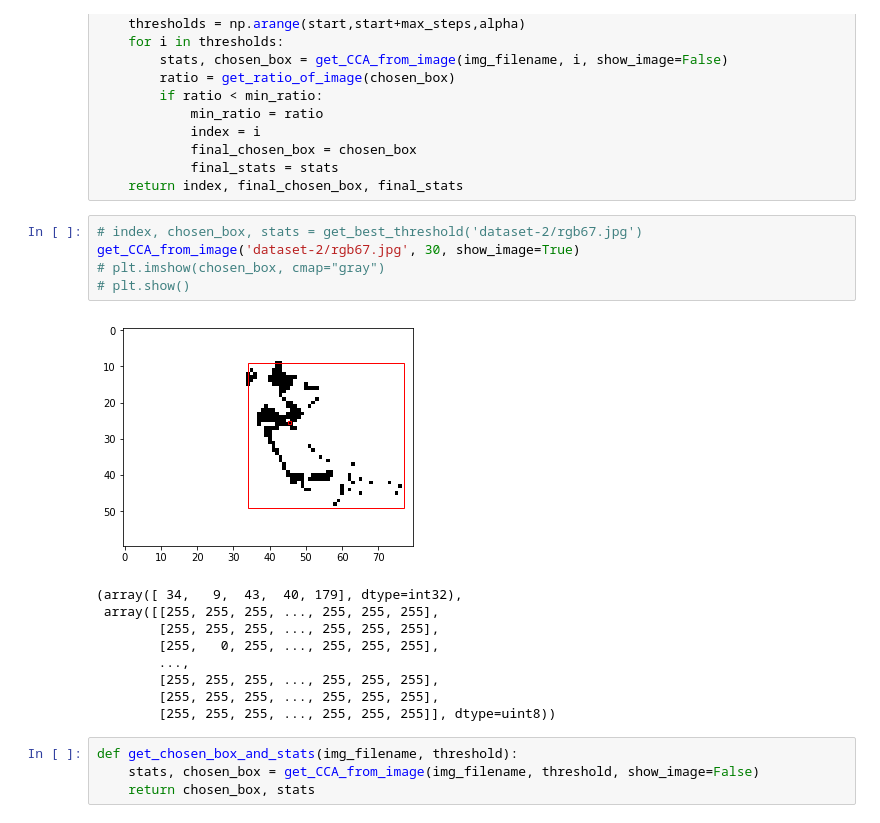
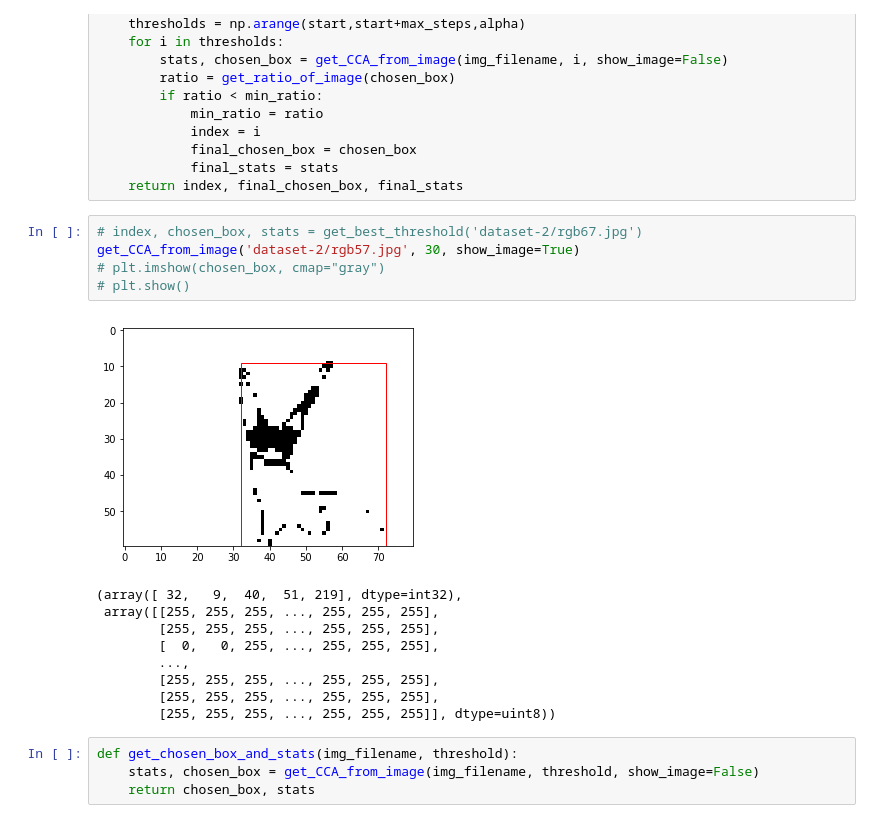
Before and after one commit to jkcchan/syde362-thermal-fall-detection, a Jupyter notebook: cv2CCA.ipynb, the cells around one changed output. Drawn from its saved outputs; the diff is of its cells as text.

```diff
--- a/cv2CCA.ipynb
+++ b/cv2CCA.ipynb
@@ -97,15 +97,15 @@ def get_best_threshold(img_filename, start=30, max_steps =50, alpha=1):
     return index, final_chosen_box, final_stats
 # %%
 # index, chosen_box, stats = get_best_threshold('dataset-2/rgb67.jpg')
-get_CCA_from_image('dataset-2/rgb67.jpg', 30, show_image=True)
+get_CCA_from_image('dataset-2/rgb57.jpg', 30, show_image=True)
 # plt.imshow(chosen_box, cmap="gray")
 # plt.show()
 # %% [output]
-[figure, old version]
+[figure, new version]
-(array([ 34,   9,  43,  40, 179], dtype=int32),
+(array([ 32,   9,  40,  51, 219], dtype=int32),
  array([[255, 255, 255, ..., 255, 255, 255],
         [255, 255, 255, ..., 255, 255, 255],
-        [255,   0, 255, ..., 255, 255, 255],
+        [  0,   0, 255, ..., 255, 255, 255],
         ...,
         [255, 255, 255, ..., 255, 255, 255],
         [255, 255, 255, ..., 255, 255, 255],
```
Also changed, not shown: parts of 9 cells of this notebook, 1 other file.
